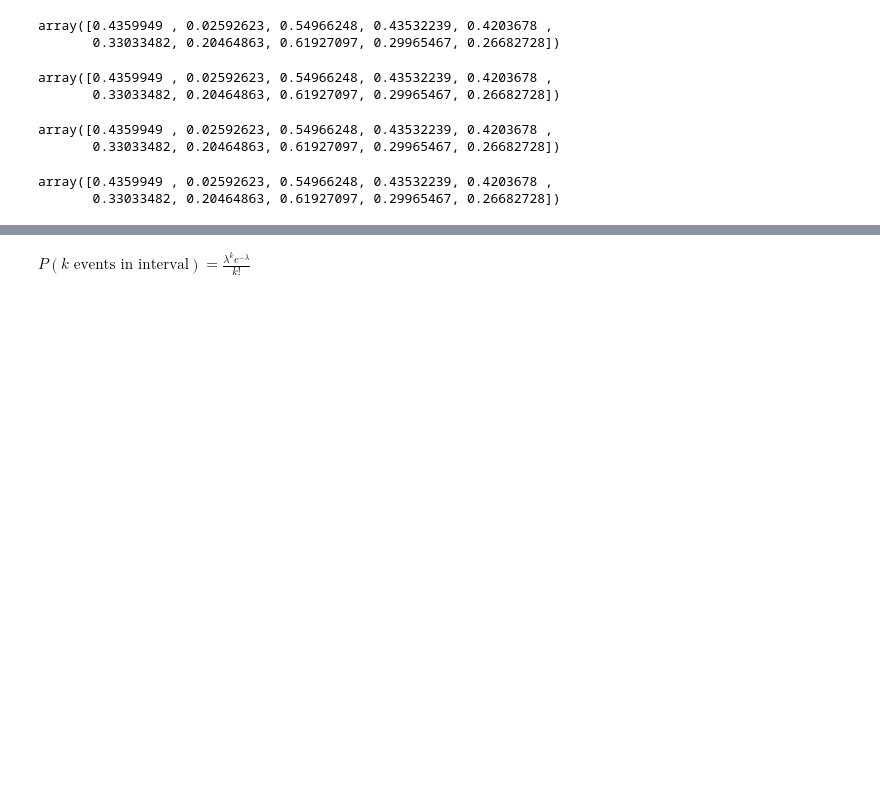
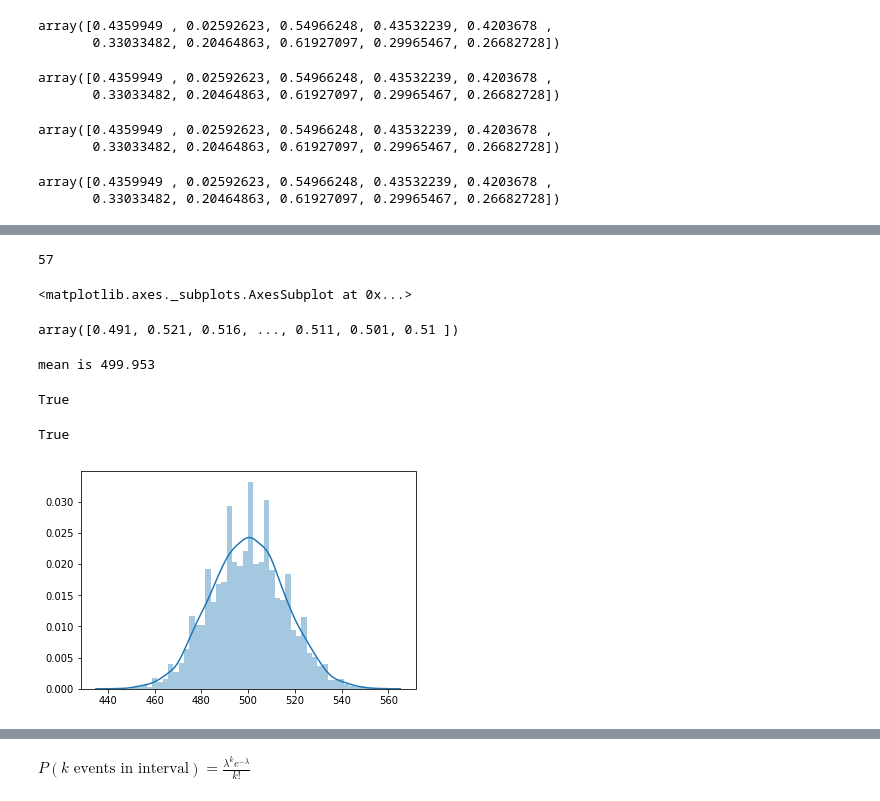
Before and after one commit to angela1C/Programming-for-Data-Analysis-numpy.random-project-2019, a Jupyter notebook: NumpyRandom.ipynb, the cells around one changed output, grey strips where cells are left out. Saved outputs shown, nothing was run; the diff lists cells and outputs as text; code cells hidden in the pictures; blank space fills up the shorter version.

```diff
--- a/NumpyRandom.ipynb
+++ b/NumpyRandom.ipynb
@@ -1512,3 +1743,24 @@ Drawn samples from the parameterized binomial distribution, where each sample is
+# %%
+x = np.random.binomial(100,0.5)
+x
+# %% [output]
+57
+# %%
+n,p = 1000,0.5  # n is 1000 trials,
+x = np.random.binomial(n, p, 10000)
+
+sns.distplot(x)
+x/n
+print("mean is",np.mean(x))
+np.mean(x).round()==n*p
+np.std(x).round() ==np.sqrt(n*p*(1-p)).round()
+# %% [output]
+<matplotlib.axes._subplots.AxesSubplot at 0x...>
+array([0.491, 0.521, 0.516, ..., 0.511, 0.501, 0.51 ])
+mean is 499.953
+True
+True
+[figure, added]
 # %%
 n, p = 100, .5  # number of trials, probability of each trial
 x = np.random.binomial(n, p, 10000)
```
Also changed, not shown: parts of 32 cells of this notebook, 1 other file.
